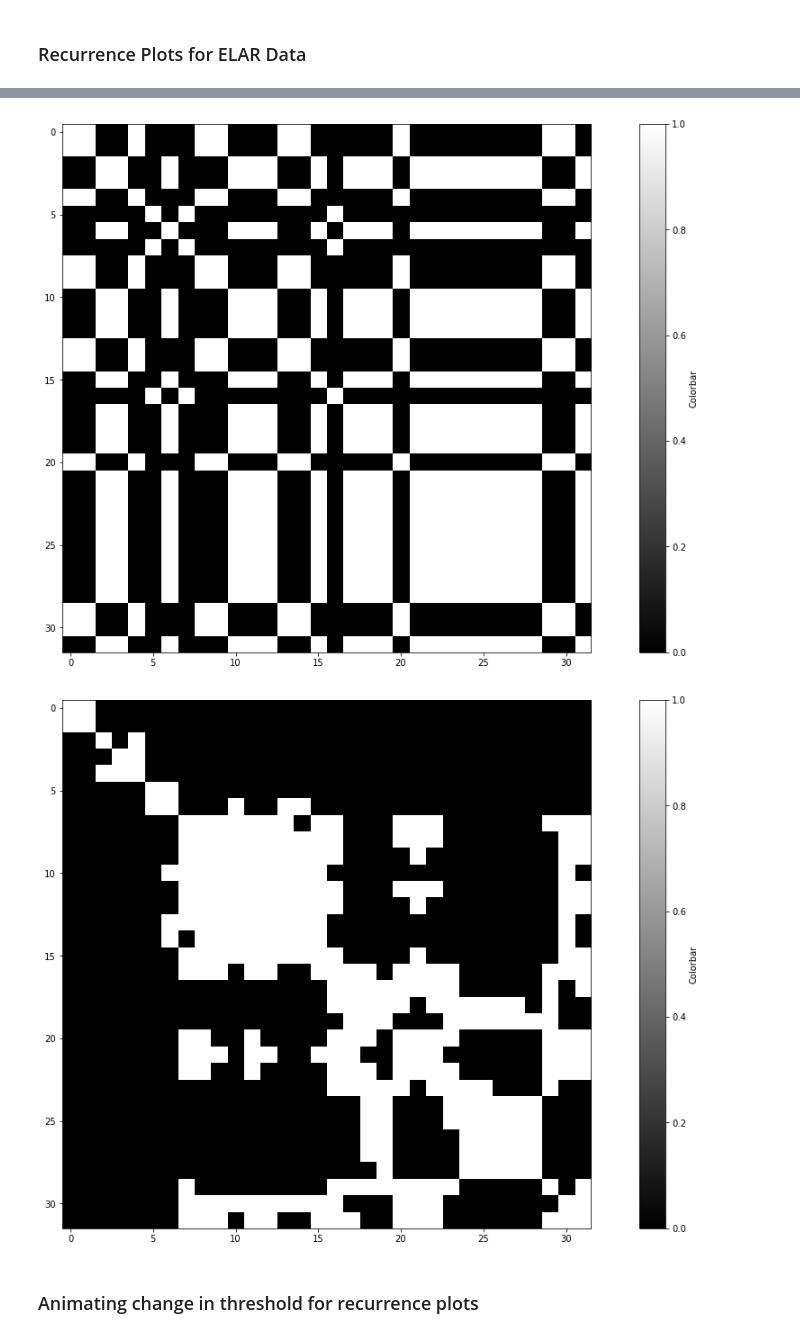
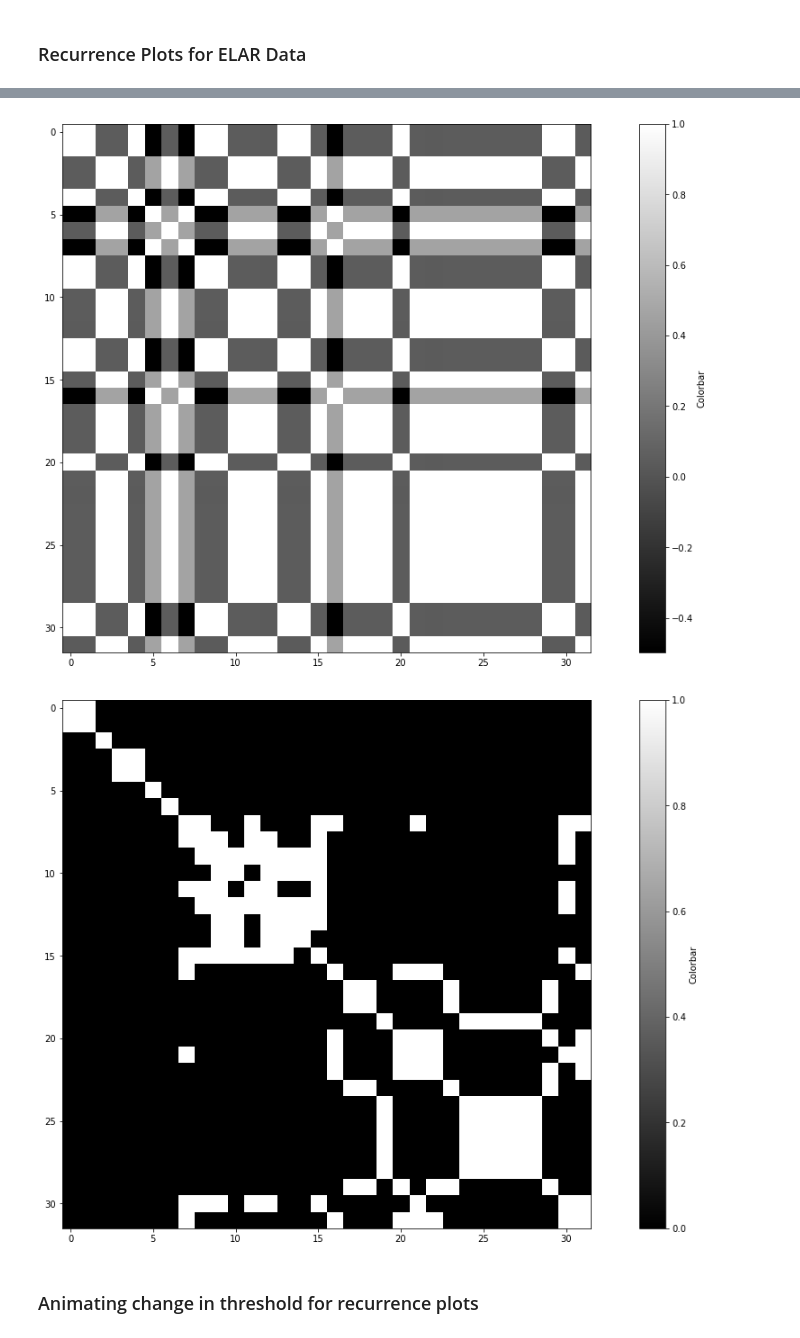
Before and after one commit to tannishpage/AUSLAN_Detection_with_SLAIT_AI, a Jupyter notebook: Recurrence_Plots.ipynb, the cells around one changed output, grey strips where cells are left out. Cells and saved outputs as stored; diff of their text form; code cells hidden in the pictures.

Commit message:
Getting some plots

```diff
--- a/Recurrence_Plots.ipynb
+++ b/Recurrence_Plots.ipynb
@@ -300,9 +300,9 @@ plt.show()
 ### Recurrence Plots for ELAR Data
 # %%
 DATA = "/home/tannishpage/mtpt/Nextcloud/University 2022/UQ AI Collaboratory Project/All_Code/Data/recurrence_plots"
-data = pandas.read_csv(os.path.join(DATA, "All_Wolf.csv"))
+data = pandas.read_csv(os.path.join(DATA, "All_Wolf_Average.csv"))
 
-entropy = data["Entropy"]
+entropy = data["Left Entropy"]
 EMA = data["EMA"]
 # Plotting a recurrence
 distance_matrix_entropy = []
@@ -340,38 +340,38 @@ DATA = "/home/tannishpage/mtpt/Nextcloud/University 2022/UQ AI Collaboratory Pro
 data = pandas.read_csv(os.path.join(DATA, "All_Village_Average.csv"))
 
 entropy = data["Left Entropy"]
 EMA = data["EMA"]
 # Plotting a recurrence
 distance_matrix_entropy = []
-threshold = 0.9
+threshold = 0.95
 for x in entropy:
     distance_matrix_entropy.append(calculate_dist(x, entropy))
 
 distance_matrix_entropy = 1 - np.array(distance_matrix_entropy)
-distance_matrix_entropy[np.where((distance_matrix_entropy) <= threshold)] = 0
-distance_matrix_entropy[np.where((distance_matrix_entropy) > threshold)] = 1
+#distance_matrix_entropy[np.where((distance_matrix_entropy) <= threshold)] = 0
+#distance_matrix_entropy[np.where((distance_matrix_entropy) > threshold)] = 1
 fig = plt.figure(1)
 fig.set_size_inches((19.2, 10.8))
 im = plt.imshow(distance_matrix_entropy, cmap="gray")
 cbar = plt.colorbar(im)
 cbar.set_label("Colorbar")
 plt.show()
 fig = plt.figure(2)
 fig.set_size_inches((19.2, 10.8))
 distance_matrix_EMA = []
 for x in EMA:
     distance_matrix_EMA.append(calculate_dist(x, EMA))
 
 distance_matrix_EMA = 1 - np.array(distance_matrix_EMA)
 distance_matrix_EMA[np.where((distance_matrix_EMA) <= threshold)] = 0
 distance_matrix_EMA[np.where((distance_matrix_EMA) > threshold)] = 1
 im2 = plt.imshow(distance_matrix_EMA, cmap="gray")
 cbar = plt.colorbar(im2)
 cbar.set_label("Colorbar")
 plt.show()
 # %% [output]
-[figure, old version]
+[figure, new version]
-[figure, old version]
+[figure, new version]
 # %% [markdown]
 ### Animating change in threshold for recurrence plots
 # %%
```
Also changed, not shown: parts of 11 cells of this notebook.
